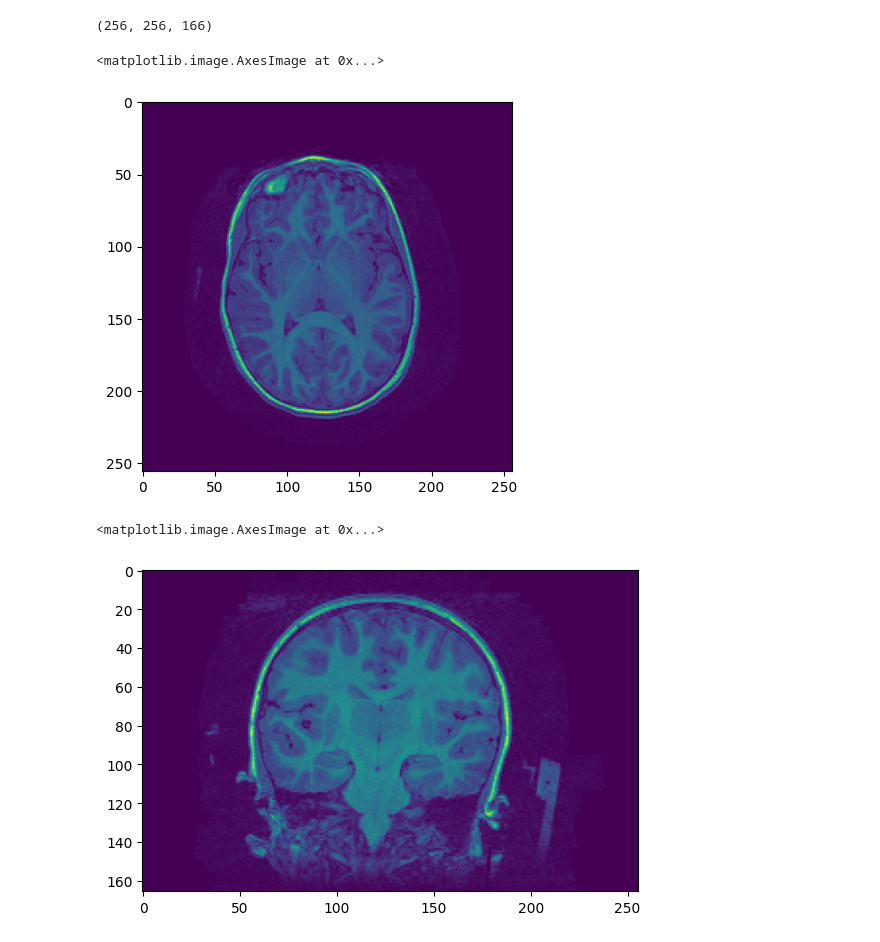
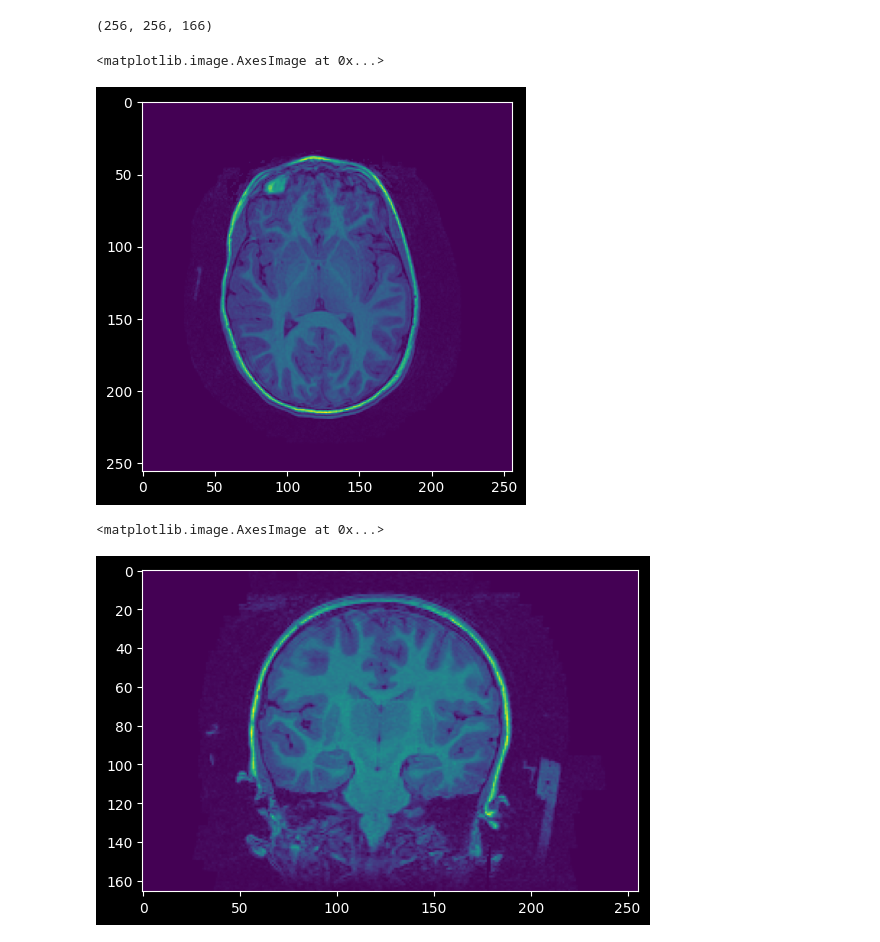
Before and after one commit to xnought/vis-fmri, a Jupyter notebook: what-look-like.ipynb, the cells around one changed output. Drawn from its saved outputs; the diff is of its cells as text; code cells hidden in the pictures.

```diff
--- a/what-look-like.ipynb
+++ b/what-look-like.ipynb
@@ -11,15 +11,16 @@ img_data.shape
 (256, 256, 166)
 # %%
 import matplotlib.pyplot as plt
+plt.style.use("dark_background")
 plt.imshow(np.rot90(img_data[:, :, img_data.shape[2]//2]))
 # %% [output]
 <matplotlib.image.AxesImage at 0x...>
-[figure, old version]
+[figure, new version]
 # %%
 plt.imshow(np.rot90(img_data[:, img_data.shape[1]//2]))
 # %% [output]
 <matplotlib.image.AxesImage at 0x...>
-[figure, old version]
+[figure, new version]
 # %%
 plt.imshow(np.rot90(img_data[img_data.shape[0]//2, :, :]))
 # %% [output]
```
Also changed, not shown: parts of 1 cell of this notebook, 1 other file.
